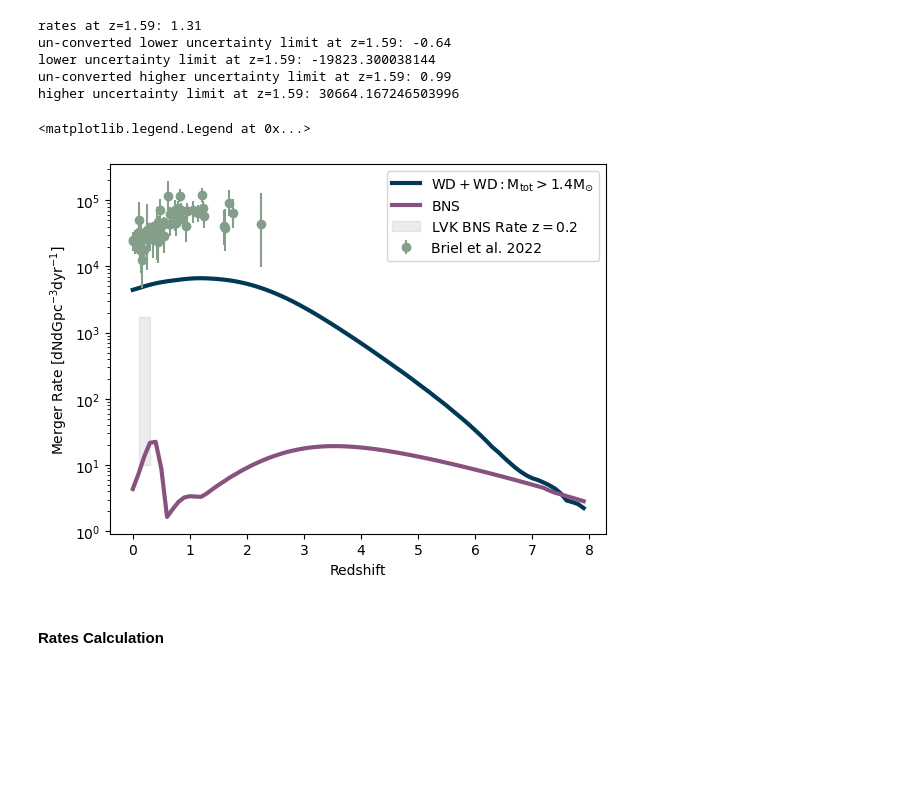
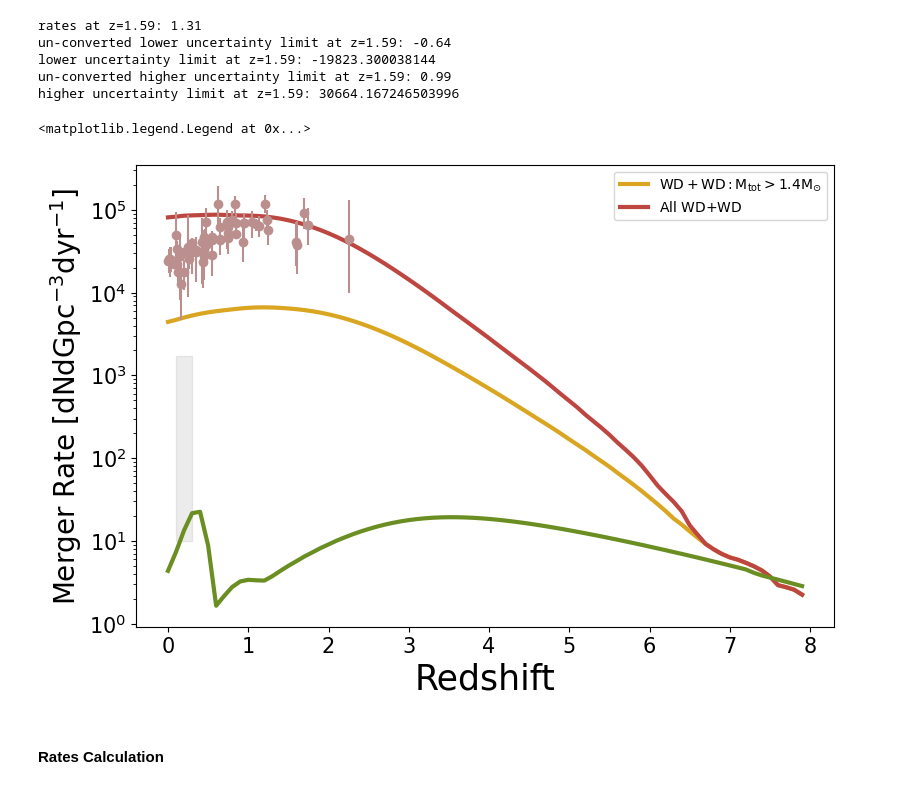
Before and after one commit to melanie-santiago26/research_work, a Jupyter notebook: making_figures/rates_analysis.ipynb, the cells around one changed output. Drawn from its saved outputs; the diff is of its cells as text; code cells hidden in the pictures; blank space fills up the shorter version.

```diff
--- a/making_figures/rates_analysis.ipynb
+++ b/making_figures/rates_analysis.ipynb
@@ -53,7 +61,7 @@ dco_mask_NS = rates_info_NS['DCOmask'][()]
 #### Doing rates analysis on the AIS WD hdf5 output
 # %%
 # reading in the HDF5 file
-pathTorates_H5 = '/mnt/home/msantiago/ceph/data/CosmicIntegration/Rate_info_WD_LG_AIS_2.h5' #path of the hdf5 file
+pathTorates_H5 = '/mnt/home/msantiago/ceph/data/CosmicIntegration/Rate_info_WD_LG_AIS_3.h5' #path of the hdf5 file
 
 Data_rates = h5.File(pathTorates_H5)
 # %%
@@ -68,7 +76,7 @@ rates_info.keys()
 <KeysViewHDF5 ['DCOmask', 'SEED', 'merger_rate', 'redshifts']>
 # %%
 # reading in the HDF5 file
-pathToweights_H5 = '/mnt/home/msantiago/ceph/data/CosmicIntegration/CosmicIntegration/COMPAS_Output_wWeights_NEW_LG_EDIT_2.h5' #path of the hdf5 file
+pathToweights_H5 = '/mnt/home/msantiago/ceph/data/CosmicIntegration/CosmicIntegration/COMPAS_Output_wWeights_NEW_LG_3.h5' #path of the hdf5 file
 
 Data_weights = h5.File(pathToweights_H5)
 # %%
@@ -299,3 +309,16 @@ for s in range(rates_info_NS['merger_rate'][0,:].shape[0]):
+# %%
+chandra_bool = merging_all_WD['Mass(1)'] + merging_all_WD['Mass(2)'] > 1.4
+merging_all_WD_chandra = merging_all_WD[chandra_bool]
+# %%
+# gettign the merger rate per system of systems with M_tot > 1.4 solar masses
+chandra_merger_rate = []
+
+# looping through each collection of merger rates
+for s in range(rates_info['merger_rate'][0,:].shape[0]):
+
+    # selecting the mean merger rate for each reshift bin
+    tota_rate_chandra = np.sum(merging_all_WD_chandra[merging_all_WD_chandra.columns[20+s]])
+    chandra_merger_rate.append(tota_rate_chandra)
 # %%
 # extracting the redshifts and rates from Briel et al
 # units in the appendix should be in h^-3 y^-1 Gpc^-3 so we must convert below to get yr^-1 Gpc^-3
@@ -411,39 +434,43 @@ higher uncertainty limit at z=1.59: 30664.167246503996
 # %%
 # let's plot the merger rates over redshift
 
+plt.figure(figsize=(9,6))
 ## COMPAS model
-plt.plot(redshifts[()],total_merger_rate,linewidth=3,color='#003856',label=r'$\mathrm{WD+WD: M_{tot} > 1.4 M_{\odot}}$')
-plt.plot(redshifts_NS[()],total_merger_rate_NS,linewidth=3,color='#88527F',label=r'$\mathrm{BNS}$')
+plt.plot(redshifts[()],chandra_merger_rate,linewidth=3,color='goldenrod',label=r'$\mathrm{WD+WD: M_{tot} > 1.4 M_{\odot}}$')
+plt.plot(redshifts[()],total_merger_rate,linewidth=3,color='#BD4640',label=r'$\mathrm{All}$ WD+WD')
+plt.plot(redshifts_NS[()],total_merger_rate_NS,linewidth=3,color='olivedrab')#,label=r'$\mathrm{BNS}$')
 
 ## Briel et al. 2020
 # plt.plot(redshifts_briel,converted_rates_briel,'.',color='lavender',label='Briel 2020')
-plt.errorbar(redshifts_briel,converted_rates_briel,yerr=y_error,fmt='o', color = '#849E8A',label='Briel et al. 2022')
+plt.errorbar(redshifts_briel,converted_rates_briel,yerr=y_error,fmt='o', color = 'rosybrown')#,label='Briel et al. 2022')
 
 ## LVK BNS rate
 plt.fill_between([0.1,0.3],
                 10,
                 1700,
                 alpha=0.15,
-                color="grey",label=r'LVK BNS Rate $\mathrm{z=0.2}$')
+                color="grey")#,label=r'LVK BNS Rate $\mathrm{z=0.2}$')
 
 
 # let's add a line to add important events that have happened
 ## peak of star formation?
 # plt.axvline(3, color='#c7c9a9', linestyle='--', linewidth=2,label='Peak of Star Formation - TNG100')
 
 
 ## axis
 plt.yscale('log')
-plt.ylabel(r"Merger Rate [$\mathrm{dNdGpc^{-3}dyr^{-1}}$]")
-plt.xlabel(r"Redshift")
+plt.ylabel(r"Merger Rate [$\mathrm{dNdGpc^{-3}dyr^{-1}}$]",fontsize=20)
+plt.xlabel(r"Redshift",fontsize=25)
+plt.xticks(fontsize=15)
+plt.yticks(fontsize=15)
 # plt.title(r"Binary White Dwarf (WD+WD) Merger Rate Distirbution")
 plt.legend()
 
 ## save figure:
 # plt.savefig("redshifts_rates_WD_NS.png")
 # %% [output]
 <matplotlib.legend.Legend at 0x...>
-[figure, old version]
+[figure, new version]
 # %% [markdown]
 #### Rates Calculation
 # %%
```
Also changed, not shown: parts of 12 cells of this notebook, 3 other files.
